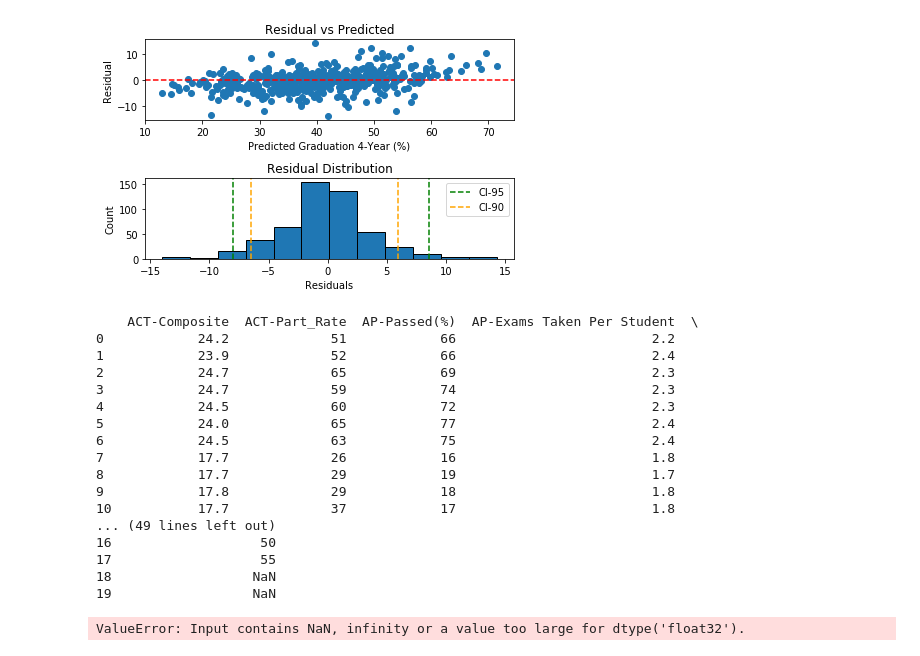
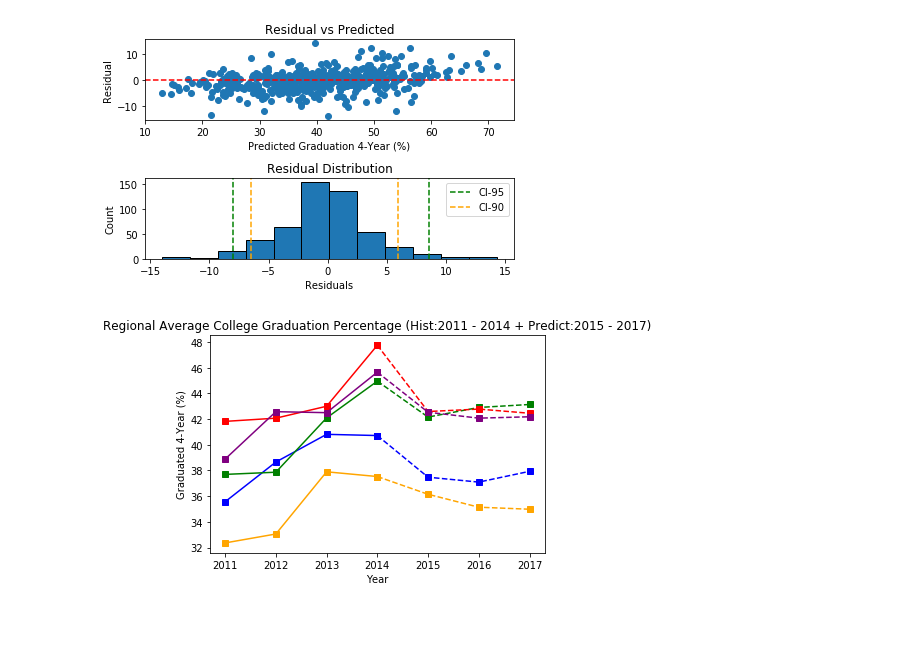
Before and after one commit to RachidRezzik/Texas_GradPercent_Predictor, a Jupyter notebook: Machine_Learning.ipynb, the cells around one changed output. Drawn from its saved outputs; the diff is of its cells as text; code cells hidden in the pictures; blank space fills up the shorter version.

Commit message:
added hist + pred figure from Hist_Pred_Data

```diff
--- a/Machine_Learning.ipynb
+++ b/Machine_Learning.ipynb
@@ -612,33 +612,43 @@ plt.show()
 # %%
 ### Filling In / Predicting 2015, 2016, 2017 ###
 historical = pd.read_csv('Feature_Target_Data.csv')
-predicted = historical.fillna('NaN')
-predicted = predicted[predicted.columns[3:]]
+historical = historical.fillna('NaN')
+predicted = historical[historical.columns[3:]]
 predicted = predicted.drop(['AP-11&12 Participating Students', 'AP-Total Exams', 'Total Graduated', 'Enrolled 4-Year (%)'], axis=1)
 columns = list(predicted.columns[:-1])
-print(predicted.head(20))
-for idx, row in predicted.iterrows():
+for idx, row in historical.iterrows():
     if row['Graduated 4-Year (%)'] == 'NaN':
         features = [row[col] for col in columns]
         features = np.array(features).reshape(1, -1)
-        predicted.loc[idx, 'Graduated 4-Year (%)'] = grid_search.predict(features)
-print(predicted.head(40))
+        historical.loc[idx, 'Graduated 4-Year (%)'] = grid_search.predict(features)
+historical.to_csv('Hist_Pred_Data.csv', index=False)
-# %% [output]
-    ACT-Composite  ACT-Part_Rate  AP-Passed(%)  AP-Exams Taken Per Student  \
-0            24.2             51            66                         2.2
-1            23.9             52            66                         2.4
-2            24.7             65            69                         2.3
-3            24.7             59            74                         2.3
-4            24.5             60            72                         2.3
-5            24.0             65            77                         2.4
-6            24.5             63            75                         2.4
-7            17.7             26            16                         1.8
-8            17.7             29            19                         1.7
-9            17.8             29            18                         1.8
-10           17.7             37            17                         1.8
-... (49 lines left out)
-16                   50
-17                   55
-18                  NaN
-19                  NaN
-ValueError: Input contains NaN, infinity or a value too large for dtype('float32').
+# %%
+## Graph Showing Regional College Graduation Trends + Predictions for Class of 2015, 2016, 2017####
+total = pd.read_csv('Hist_Pred_Data.csv')
+total1 = total.loc[total['Year'].isin([2011, 2012, 2013, 2014])]
+total2 = total.loc[total['Year'].isin([2014, 2015, 2016, 2017])]
+major_regions = ['Houston', 'San Antonio', 'Austin', 'Richardson', 'Fort Worth']
+color_dict = dict({'Houston':'blue',
+                  'San Antonio':'orange',
+                  'Austin': 'green',
+                  'Richardson': 'red',
+                   'Fort Worth': 'purple'})
+
+for region in major_regions:
+    region_total = total1.loc[total['RegnName'] == region]
+    sat_trend = pd.pivot_table(region_total, index='Year', values='Graduated 4-Year (%)', aggfunc=np.mean)
+    sat_trend = pd.DataFrame(sat_trend.to_records())
+    plt.plot(sat_trend['Year'], sat_trend['Graduated 4-Year (%)'], color=color_dict[region], marker='s', label=region)
+for region in major_regions:
+    region_total = total2.loc[total['RegnName'] == region]
+    sat_trend = pd.pivot_table(region_total, index='Year', values='Graduated 4-Year (%)', aggfunc=np.mean)
+    sat_trend = pd.DataFrame(sat_trend.to_records())
+    plt.plot(sat_trend['Year'], sat_trend['Graduated 4-Year (%)'], color=color_dict[region], marker='s', linestyle='--', label=region)
+
+plt.xlabel('Year')
+plt.ylabel('Graduated 4-Year (%)')
+plt.title('Regional Average College Graduation Percentage (Hist:2011 - 2014 + Predict:2015 - 2017)')
+plt.xticks([2011, 2012, 2013, 2014, 2015, 2016, 2017])
+plt.show()
+# %% [output]
+[figure, added]
```
Also changed, not shown: 1 other file.
